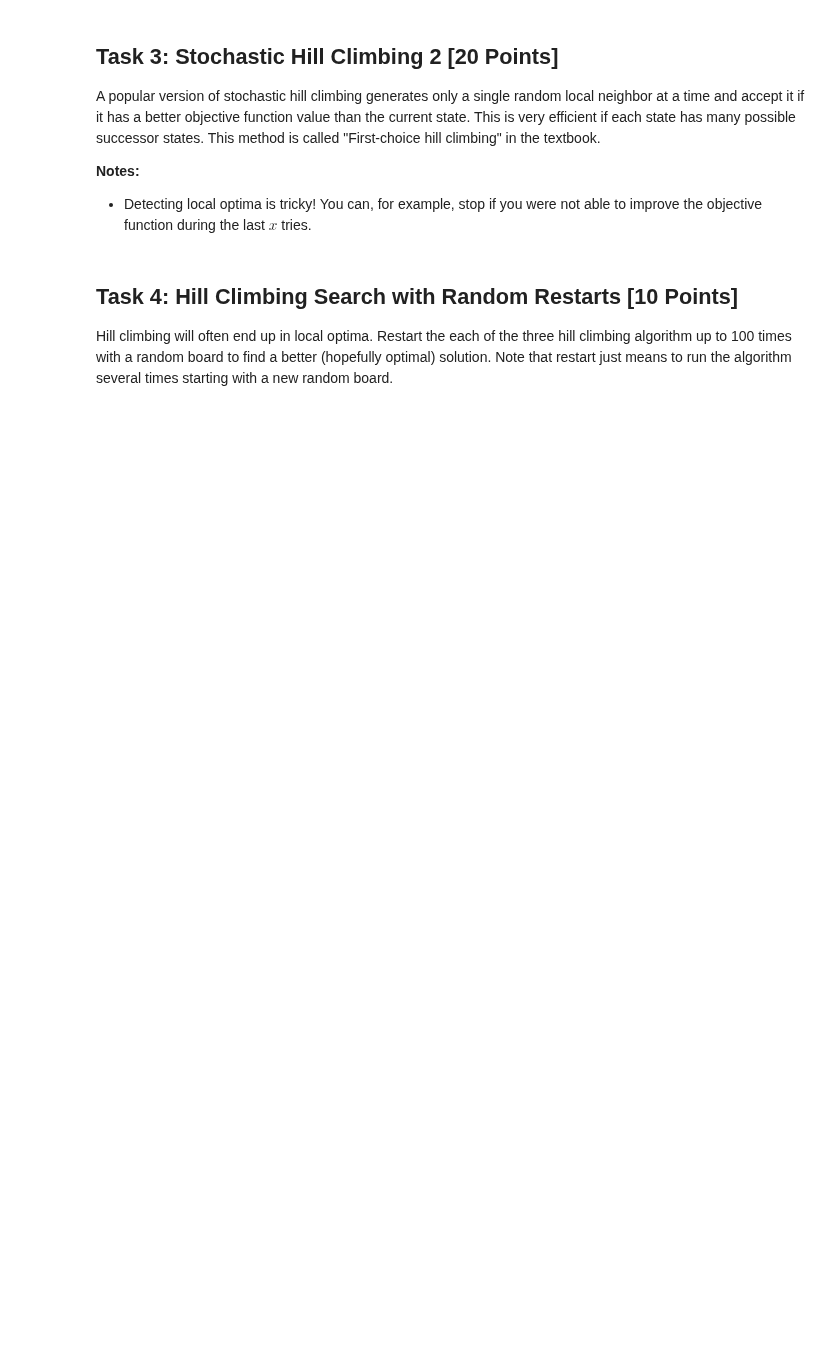
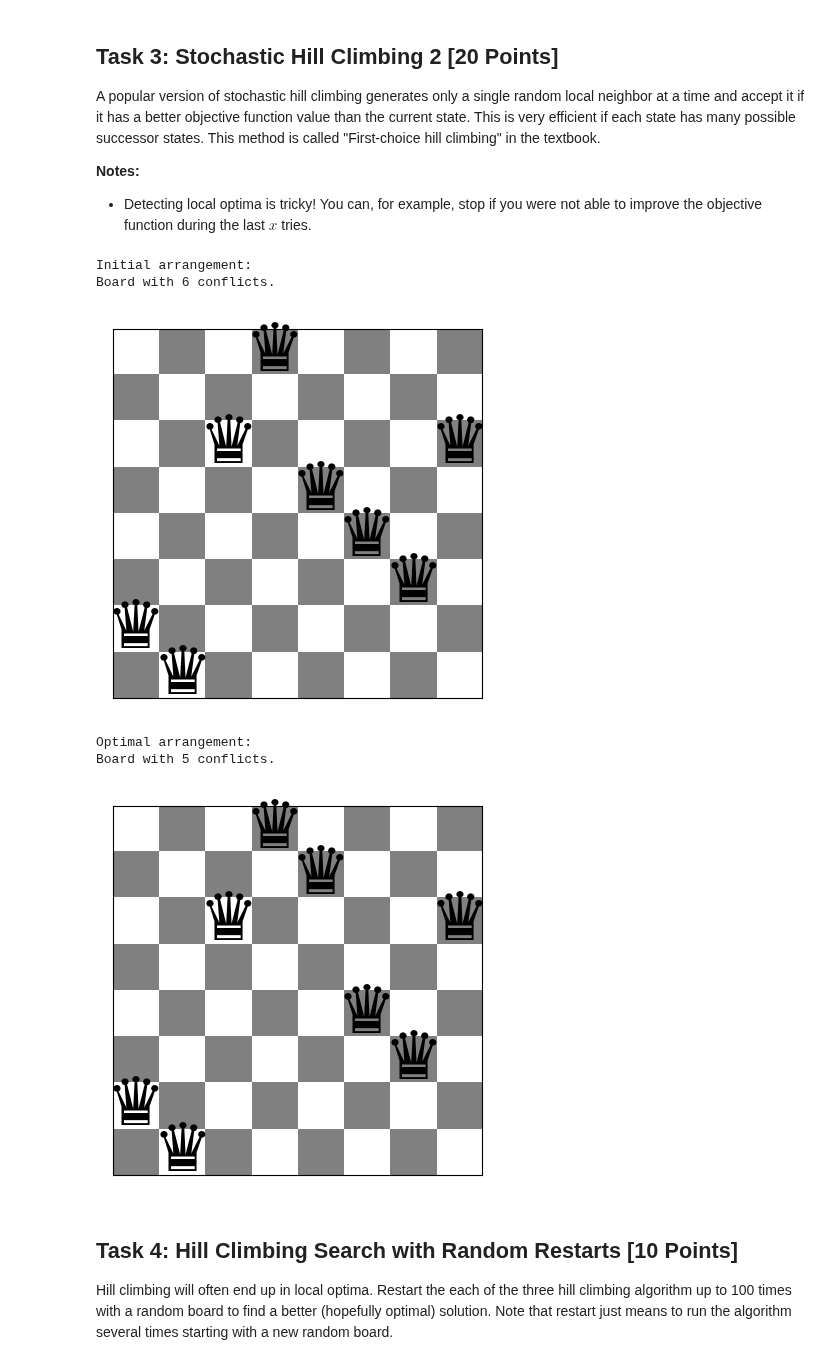
Before and after one commit to ephraim888sun/n-queens-problem, a Jupyter notebook: n_queens.ipynb, the cells around one changed output. Cells and saved outputs as stored; diff of their text form; code cells hidden in the pictures; blank space fills up the shorter version.

```diff
--- a/n_queens.ipynb
+++ b/n_queens.ipynb
@@ -150,3 +239,52 @@ __Notes:__
+# %%
+# To generate Stochastic Hill Climinbg 2, we can generate a single randome local neighbor with the function, and then applying it accordingly.
+
+# Stochastic Hill Climbing 2 (First-choice hill climbing)
+def generate_random_neighbor(board):
+    """Generate a single random neighboring state."""
+    n = len(board)
+    col = np.random.randint(0, n)
+    row = np.random.randint(0, n)
+    while board[col] == row:
+        row = np.random.randint(0, n)
+    neighbor = list(board)
+    neighbor[col] = row
+    return neighbor
+
+def stochastic_hill_climbing_2(initial_board, max_tries=10):
+    """Perform Stochastic Hill Climbing 2."""
+    current_board = initial_board
+    current_conflicts = conflicts(current_board)
+    tries_without_improvement = 0
+
+    while tries_without_improvement < max_tries:
+        neighbor = generate_random_neighbor(current_board)
+        neighbor_conflicts = conflicts(neighbor)
+
+        if neighbor_conflicts < current_conflicts:
+            current_board = neighbor
+            current_conflicts = neighbor_conflicts
+            tries_without_improvement = 0
+        else:
+            tries_without_improvement += 1
+
+    return current_board
+
+# Example usage
+initial_board = random_board(8)  # Random initial state
+print("Initial arrangement:")
+show_board(initial_board)
+
+solution = stochastic_hill_climbing_2(initial_board)
+print("Optimal arrangement:")
+show_board(solution)
+# %% [output]
+Initial arrangement:
+Board with 6 conflicts.
+[figure, added]
+Optimal arrangement:
+Board with 5 conflicts.
+[figure, added]
 # %% [markdown]
 ## Task 4: Hill Climbing Search with Random Restarts [10 Points]
 
```
Also changed, not shown: parts of 14 cells of this notebook.
